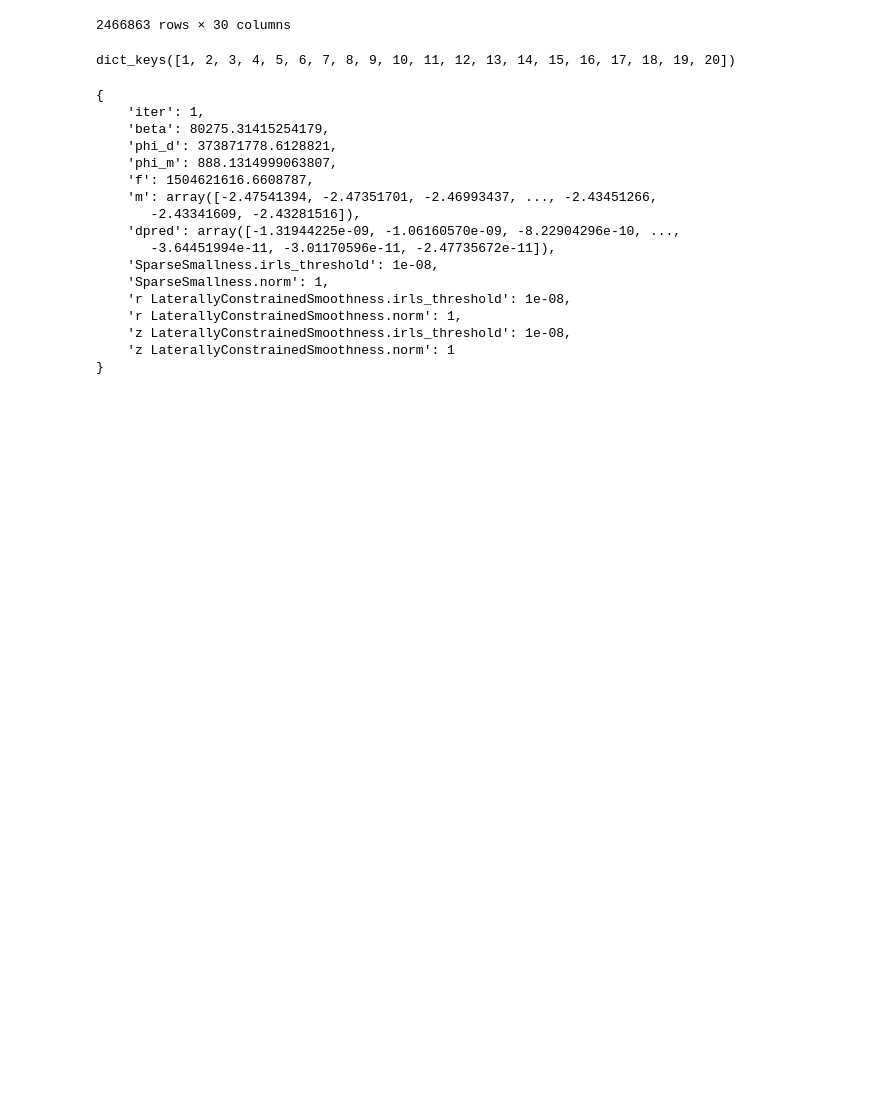
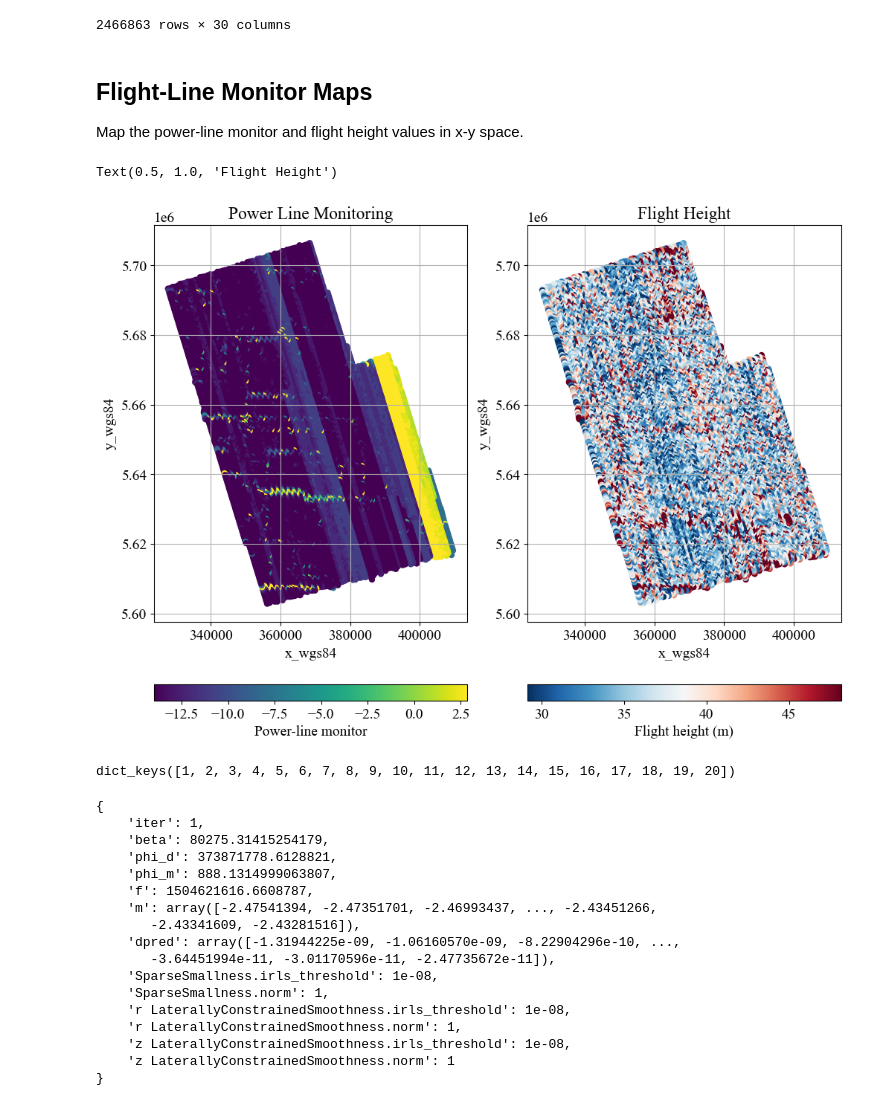
Before and after one commit to emgeolab/alberta_atem, a Jupyter notebook: notebooks/06.plot_data_v1.ipynb, the cells around one changed output. Saved outputs shown, nothing was run; the diff lists cells and outputs as text; code cells hidden in the pictures; blank space fills up the shorter version.

```diff
--- a/notebooks/06.plot_data_v1.ipynb
+++ b/notebooks/06.plot_data_v1.ipynb
@@ -132,6 +147,57 @@ for i_line, line in enumerate(line_no):
     line_start_idx = sum(soundings[:i_line])
     line_end_idx = line_start_idx + soundings[i_line]
     distance_by_line[line] = df_data_binned.iloc[line_start_idx:line_end_idx]['distance'].values
+# %% [markdown]
+## Flight-Line Monitor Maps
+
+Map the power-line monitor and flight height values in x-y space.
+# %%
+monitor_skip = 10
+monitor_index = np.arange(0, len(df_data_binned), monitor_skip)
+
+fig, axs = plt.subplots(1, 2, figsize=(10, 8), constrained_layout=True)
+ax1, ax2 = axs
+
+pwrline_values = df_data_binned['pwrline'].values.astype(float)
+bheight_values = df_data_binned['bheight'].values.astype(float)
+x_values = df_data_binned['x_wgs84'].values.astype(float)
+y_values = df_data_binned['y_wgs84'].values.astype(float)
+
+out1 = ax1.scatter(
+    x_values[monitor_index],
+    y_values[monitor_index],
+    c=pwrline_values[monitor_index],
+    # s=1,
+    vmin=np.nanpercentile(pwrline_values[monitor_index], 5),
+    vmax=np.nanpercentile(pwrline_values[monitor_index], 95),
+    edgecolors='none',
+)
+cb1 = plt.colorbar(out1, ax=ax1, orientation='horizontal', fraction=0.05, pad=0.05)
+cb1.set_label('Power-line monitor')
+ax1.set_aspect(1)
+ax1.set_xlabel('x_wgs84')
+ax1.set_ylabel('y_wgs84')
+ax1.set_title('Power Line Monitoring')
+
+out2 = ax2.scatter(
+    x_values[monitor_index],
+    y_values[monitor_index],
+    c=bheight_values[monitor_index],
+    # s=1,
+    vmin=np.nanpercentile(bheight_values[monitor_index], 5),
+    vmax=np.nanpercentile(bheight_values[monitor_index], 95),
+    cmap='RdBu_r',
+    edgecolors='none',
+)
+cb2 = plt.colorbar(out2, ax=ax2, orientation='horizontal', fraction=0.05, pad=0.05)
+cb2.set_label('Flight height (m)')
+ax2.set_aspect(1)
+ax2.set_xlabel('x_wgs84')
+ax2.set_ylabel('y_wgs84')
+ax2.set_title('Flight Height')
+# %% [output]
+Text(0.5, 1.0, 'Flight Height')
+[figure, added]
 # %%
 n_time = len(times)
 dobs = df_data_binned[dheader].values.flatten() # Binned Data
```
Also changed, not shown: parts of 7 cells of this notebook, 3 other files.
